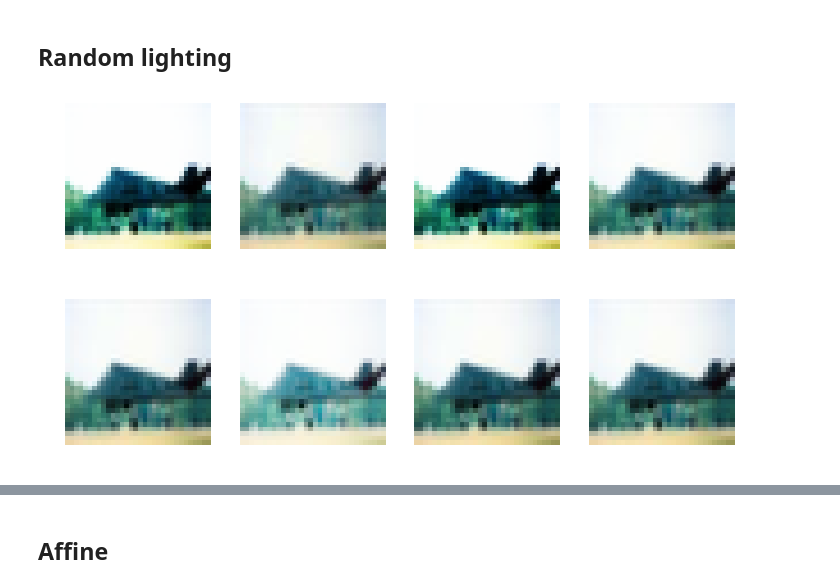
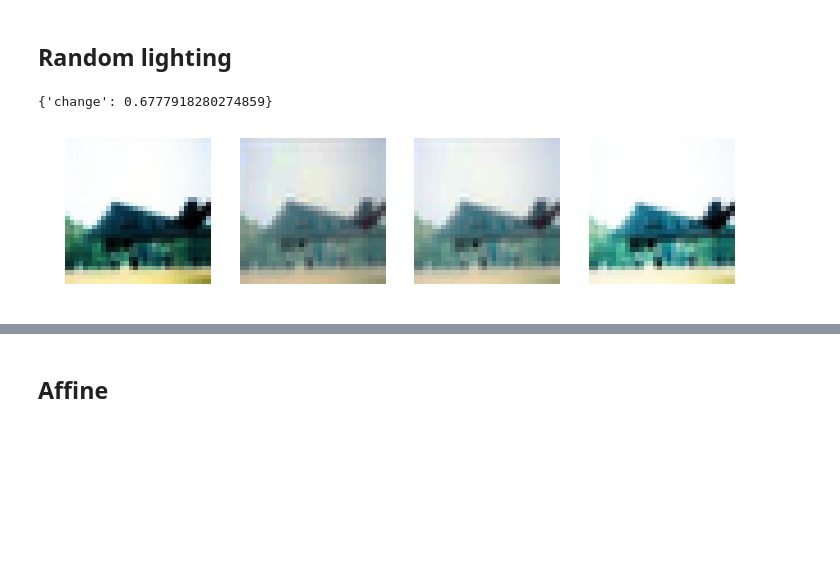
Before and after one commit to fastai/fastai_old, a Jupyter notebook: dev_nb/002_images.ipynb, the cells around one changed output, grey strips where cells are left out. Cells and saved outputs as stored; diff of their text form; code cells hidden in the pictures; blank space fills up the shorter version.

Commit message:
get rid of stupid func_specs idea

```diff
--- a/dev_nb/002_images.ipynb
+++ b/dev_nb/002_images.ipynb
@@ -215,3 +206,6 @@ contrast.__annotations__
+# %%
+def apply_pixel_tfm(func):
+    return lambda x: func(logit_(x)).sigmoid()
 # %%
 def apply_contrast(scale):
     return apply_pixel_tfm(partial(contrast, scale=scale))
@@ -253,15 +248,27 @@ show_image(apply_brightness_contrast(0.75, 0.3)(train_ds[0][0]), axes[3])
 # %% [markdown]
 ## Random lighting
 # %%
-def func_rand_kw(func, kwargs):
-    return {k:func.__annotations__[k](*v) for k,v in kwargs.items()}
-
-def func_rand(func, **kwargs):
-    return apply_pixel_tfm(lambda x: func(x, **func_rand_kw(func, kwargs)))
+def resolve_args(func, **kwargs):
+    return {k:v(*kwargs[k]) for k,v in func.__annotations__.items() if k != 'return'}
+# %%
+resolve_args(brightness, change=(0.25,0.75))
+# %% [output]
+{'change': 0.6777918280274859}
+# %%
+def make_rand(func):
+    return lambda x, **kwargs: func(x, **resolve_args(func, **kwargs))
+# %%
+brightness_rand = make_rand(brightness)
+def brightness_tfm(change): return partial(brightness_rand, change=change)
+
+contrast_rand = make_rand(contrast)
+def contrast_tfm(scale): return partial(contrast_rand, scale=scale)
 # %%
-tfm = func_rand(contrast, scale=(0.5,2.0))
+tfms = [contrast_tfm(scale=(0.5,2.0)),
+        brightness_tfm(change=(0.25,0.75))]
+tfm = apply_pixel_tfm(compose(tfms))
 
 _,axes = plt.subplots(1,4, figsize=(12,3))
 for ax in axes: show_image(tfm(train_ds[0][0]), ax)
 # %% [output]
-[figure, old version]
+[figure, new version]
@@ -270,7 +274,0 @@ contrast_tfm = lambda low=1.0,hi=1.0: func_rand(contrast, scale=(low,hi))
-# %%
-tfm = func_rand(brightness, change=(0.25,0.75))
-
-_,axes = plt.subplots(1,4, figsize=(12,3))
-for ax in axes: show_image(tfm(train_ds[0][0]), ax)
-# %% [output]
-[figure, removed]
```
Also changed, not shown: parts of 9 cells of this notebook.
